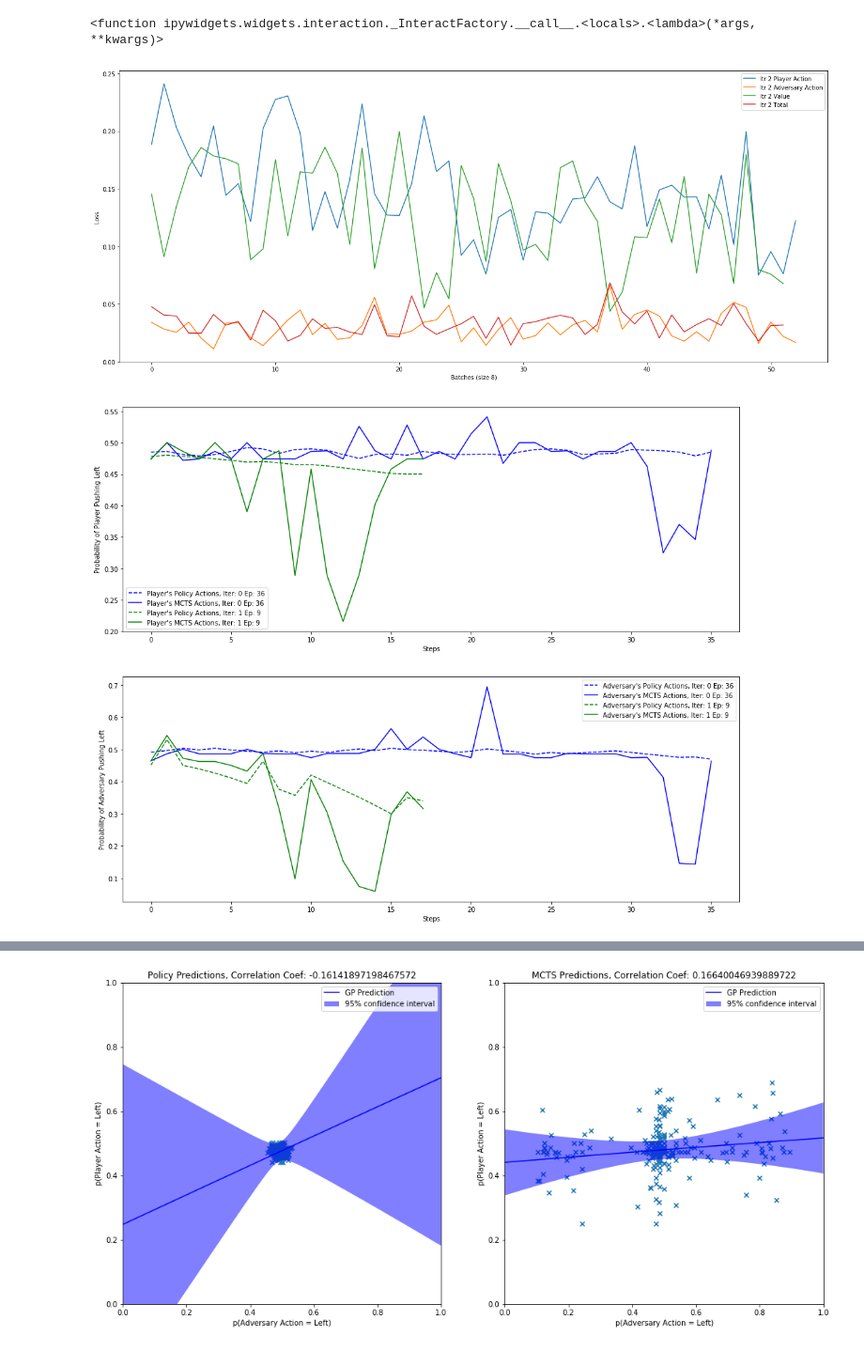
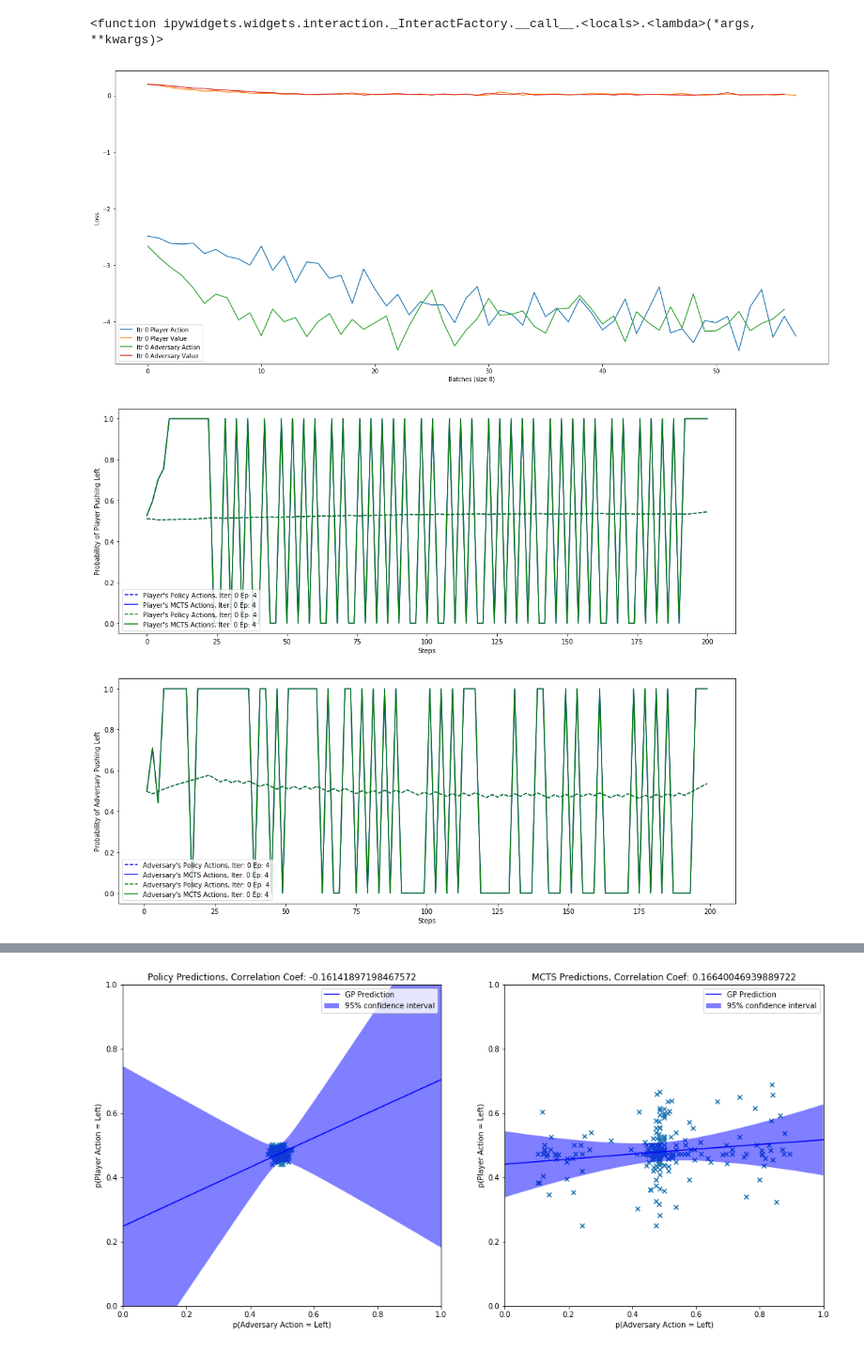
Before and after one commit to alexdarch/Project, a Jupyter notebook: ResultsAndTesting/AdversaryResultsVisualisation.ipynb, the cells around one changed output, grey strips where cells are left out. Shown at 94% size. Saved outputs shown, nothing was run; the diff lists cells and outputs as text; code cells hidden in the pictures.

```diff
--- a/ResultsAndTesting/AdversaryResultsVisualisation.ipynb
+++ b/ResultsAndTesting/AdversaryResultsVisualisation.ipynb
@@ -100,7 +100,8 @@ class IterationData:
             self.all_data = pd.concat([self.all_data, episode_data], ignore_index=True)
 
     def read_nnet_losses(self):
-        losses = pd.read_csv(self.nnet_loss_path + '.csv', names=['PlayerAction', 'PlayerValue', 'AdversaryAction', 'AdversaryValue'])
+        losses = pd.read_csv(self.nnet_loss_path + '.csv', header=None).transpose()
+        losses.columns = ['PlayerAction', 'PlayerValue', 'AdversaryAction', 'AdversaryValue']
         return losses
 
     def get_state_2d(self, episode, step):
@@ -120,7 +121,8 @@ class IterationData:
                 max_ep = ep
         return max_ep
 
-folder = os.path.join('..\Cartpole','Data', 'TrainingData\\')
+# folder = os.path.join('..\Cartpole','Data', 'TrainingData\\')
+folder = os.path.join('ArchivedData', '0AdversaryXE\\')
 iter_data = IterationData(folder, iteration=0)
 iter_data.episode_data['Episode0'].tail()
 iter_data.all_data.tail()
@@ -194,8 +458,8 @@ class VisualiseIterations:
         self.episode_data = A Dictionary of episodes with keys ['EpisodeN'] where N is an int.
                 Each episode's value is a pandas dataframe with columns:
 
-    ['TrueValue', 'PolicyValue', 'MCTSAction', 'PolicyAction', 'MCTSAdv', 'PolicyAdv',  'Observation',      'State2D']
-      [ float,      float,         [f, f],        [f, f],      [f, f],     [f, f],  [x, xdot, theta, thetadot], 'arr_n']
+    ['TrueValue', 'PolicyValue', 'MCTSAction', 'PolicyAction', 'Player',  'Observation',      'State2D']
+      [ float,      float,         [f, f],        [f, f],         int,  [x, xdot, theta, thetadot], 'arr_n']
 
         self.all_data = all of the episode data joined in columns as above
 
@@ -256,8 +520,8 @@ class VisualiseIterations:
         axes.set_ylabel('Loss')
         for itr in iters:
             axes.plot(self.iters_data[itr].iter_data.nnet_losses.values)
-            axes.legend(['Itr ' + str(itr) + ' Player Action', 'Itr ' + str(itr) + ' Adversary Action',
-                         'Itr ' + str(itr) + ' Value', 'Itr ' + str(itr) + ' Total'])
+            axes.legend(['Itr ' + str(itr) + ' Player Action', 'Itr ' + str(itr) + ' Player Value',
+                         'Itr ' + str(itr) + ' Adversary Action', 'Itr ' + str(itr) + ' Adversary Value'])
 
     def plot_observation_histograms(self, iters=(0, 1, 2), normed=True):
         for itr in iters:
@@ -313,21 +577,28 @@ class VisualiseIterations:
             cbar_ax = fig.add_axes([0.85, 0.15, 0.05, 0.7])
             fig.colorbar(im, cax=cbar_ax)
 
-    def vs_state_3d(self, angle=45, iteration=0, data_set='PolicyAction', omitted_state='x_dot', omitted_state_value=0,
+    def vs_state_3d(self, angle=45, iteration=0, data_set='PolicyAction', agent='Player', omitted_state='x_dot', omitted_state_value=0,
                     binsize=0.15):
 
-        cmap = 'viridis' if data_set in ['PolicyAction', 'PolicyAdv', 'PolicyValue'] else 'plasma'
+
+        # ------ Set colours and initial things ---------
+        cmap = 'viridis' if data_set in ['PolicyAction', 'PolicyValue'] else 'plasma'
         colour_ttl = 'State Value' if data_set in ['PolicyValue',
                                                    'TrueValue'] else 'Probability of \n the Agent Pushing Left'
         non_omitted_state_idx = 1 if omitted_state == 'theta_dot' else 3
         itr = iteration
 
+        # ------ Extract the Data --------
+        agent_num = 0 if agent=='Player' else 1
+        is_player_0 = self.iters_data[itr].iter_data.all_data['Player'] == agent_num
+        agent_data = self.iters_data[itr].iter_data.all_data[is_player_0]    # extract player
+
         try:
             # print(self.iters_data[itr], self.iters_data[itr].iter_data)
-            action_or_value = list(zip(*self.iters_data[itr].iter_data.all_data[data_set].values))[0]
+            action_or_value = list(zip(*agent_data[data_set].values))[0]
         except:
-            action_or_value = self.iters_data[itr].iter_data.all_data[data_set].values
-        obs = list(zip(*self.iters_data[itr].iter_data.all_data['Observation'].values))
+            action_or_value = agent_data[data_set].values
+        obs = list(zip(*agent_data['Observation'].values))
 
         # set up the plot
         fig = plt.figure(figsize=(17, 14))
@@ -336,14 +607,13 @@ class VisualiseIterations:
             omitted_obs = np.array(obs[3])
             ax.set_ylabel('$\dot{x}$, x-velocity (m/s)')
             ax.set_title(
-                'Iteration {} {} with $\dot{{\\theta}}$ = {}$\pm${} rad/s'.format(itr, data_set, omitted_state_value,
+                'Iteration {} {} {} with $\dot{{\\theta}}$ = {}$\pm${} rad/s'.format(itr, agent, data_set, omitted_state_value,
                                                                                   binsize))
-
         else:
             omitted_obs = np.array(obs[1])
             ax.set_ylabel('$\dot{\\theta}$, angular velocity (rad/s)')
             ax.set_title(
-                'Iteration {} {} with $\dot{{x}}$ = {}$\pm${} m/s'.format(itr, data_set, omitted_state_value, binsize))
+                'Iteration {} {} {} with $\dot{{x}}$ = {}$\pm${} m/s'.format(itr, agent, data_set, omitted_state_value, binsize))
 
         x_min, x_max = min((obs[0])) - 1, max(obs[0])
         omitted_min, omitted_max = min(omitted_obs) - 1, max(omitted_obs)
@@ -382,7 +652,7 @@ class VisualiseIterations:
         ax.view_init(25, angle)
         plt.show()
 # %%
-folder = os.path.join('..\Cartpole', 'Data', 'TrainingData\\')
+folder = os.path.join('ArchivedData', '0AdversaryXE\\')
 v = VisualiseIterations(folder, [0, 1, 2])
 # %% [output]
 There are  3  iterations stored in self.iterations
@@ -397,13 +668,13 @@ interact(v.vs_state_3d, angle=(0, 180, 5),
 interactive(children=(IntSlider(value=45, description='angle', max=180, step=5), IntSlider(value=0, descriptio…
 <function ipywidgets.widgets.interaction._InteractFactory.__call__.<locals>.<lambda>(*args, **kwargs)>
 # %%
-v.plot_nnet_lossesvsbatch(iters=[2])
+v.plot_nnet_lossesvsbatch(iters=[0])
 # %% [output]
-[figure, old version]
+[figure, new version]
 # %%
-v.plot_actionsvssteps(iters=(0, 1), episodes='longest')
+v.plot_actionsvssteps(iters=(0, 0), episodes='longest')
 # %% [output]
-[figure, old version]
+[figure, new version]
 # %%
 v.plot_valuesvssteps(iters=(0, 1, 2), episodes='longest')
 # %% [output]
```
Also changed, not shown: parts of 8 cells of this notebook, 13 other files.
